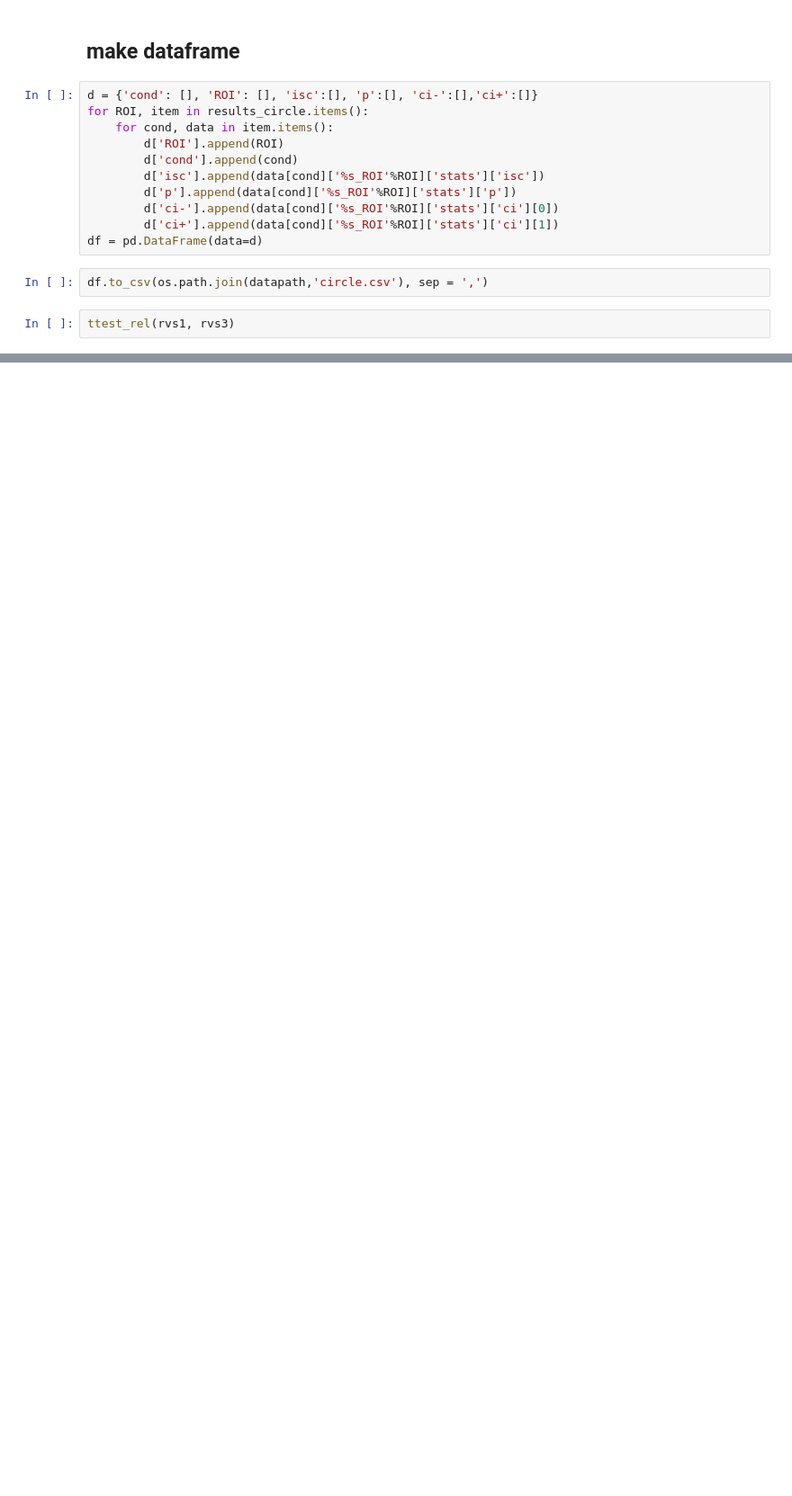
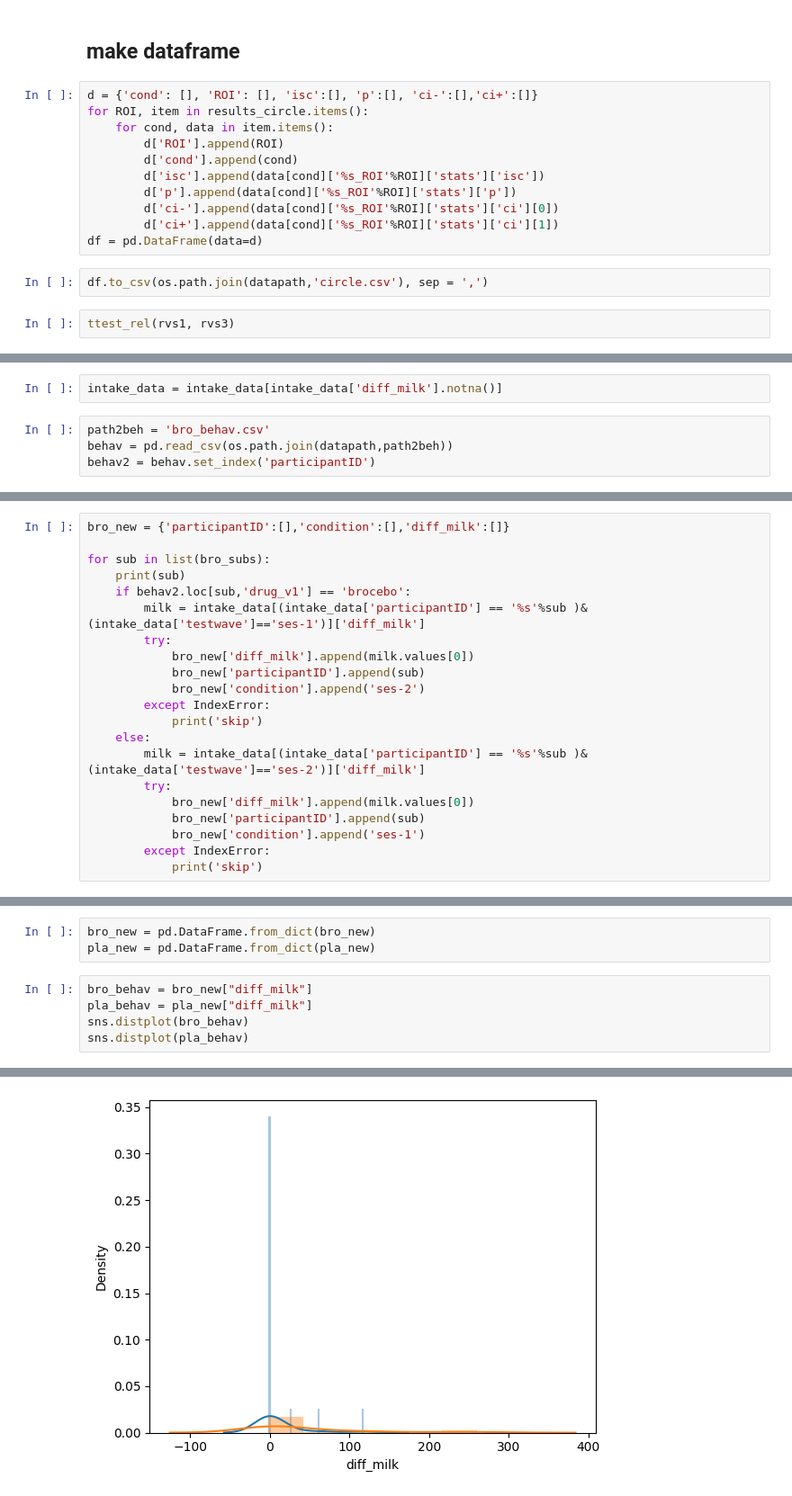
Before and after one commit to grace-shearrer/bromo_ana, a Jupyter notebook: summary_viz.ipynb, the cells around one changed output, grey strips where cells are left out. Shown at 90% size. Saved outputs shown, nothing was run; the diff lists cells and outputs as text; blank space fills up the shorter version.

```diff
--- a/summary_viz.ipynb
+++ b/summary_viz.ipynb
@@ -129,0 +134,6 @@ ttest_rel(rvs1, rvs3)
+# %%
+intake_data = intake_data[intake_data['diff_milk'].notna()]
+# %%
+path2beh = 'bro_behav.csv'
+behav = pd.read_csv(os.path.join(datapath,path2beh))
+behav2 = behav.set_index('participantID')
@@ -129,0 +207,21 @@ ttest_rel(rvs1, rvs3)
+# %%
+bro_new = {'participantID':[],'condition':[],'diff_milk':[]}
+
+for sub in list(bro_subs):
+    print(sub)
+    if behav2.loc[sub,'drug_v1'] == 'brocebo':
+        milk = intake_data[(intake_data['participantID'] == '%s'%sub )& (intake_data['testwave']=='ses-1')]['diff_milk']
+        try:
+            bro_new['diff_milk'].append(milk.values[0])
+            bro_new['participantID'].append(sub)
+            bro_new['condition'].append('ses-2')
+        except IndexError:
+            print('skip')
+    else:
+        milk = intake_data[(intake_data['participantID'] == '%s'%sub )& (intake_data['testwave']=='ses-2')]['diff_milk']
+        try:
+            bro_new['diff_milk'].append(milk.values[0])
+            bro_new['participantID'].append(sub)
+            bro_new['condition'].append('ses-1')
+        except IndexError:
+            print('skip')
@@ -129,0 +247,9 @@ ttest_rel(rvs1, rvs3)
+# %%
+bro_new = pd.DataFrame.from_dict(bro_new)
+pla_new = pd.DataFrame.from_dict(pla_new)
+# %%
+bro_behav = bro_new["diff_milk"]
+pla_behav = pla_new["diff_milk"]
+sns.distplot(bro_behav)
+sns.distplot(pla_behav)
+# %% [output]
@@ -129,0 +257 @@ ttest_rel(rvs1, rvs3)
+[figure, added]
```
Also changed, not shown: parts of 49 cells of this notebook.
